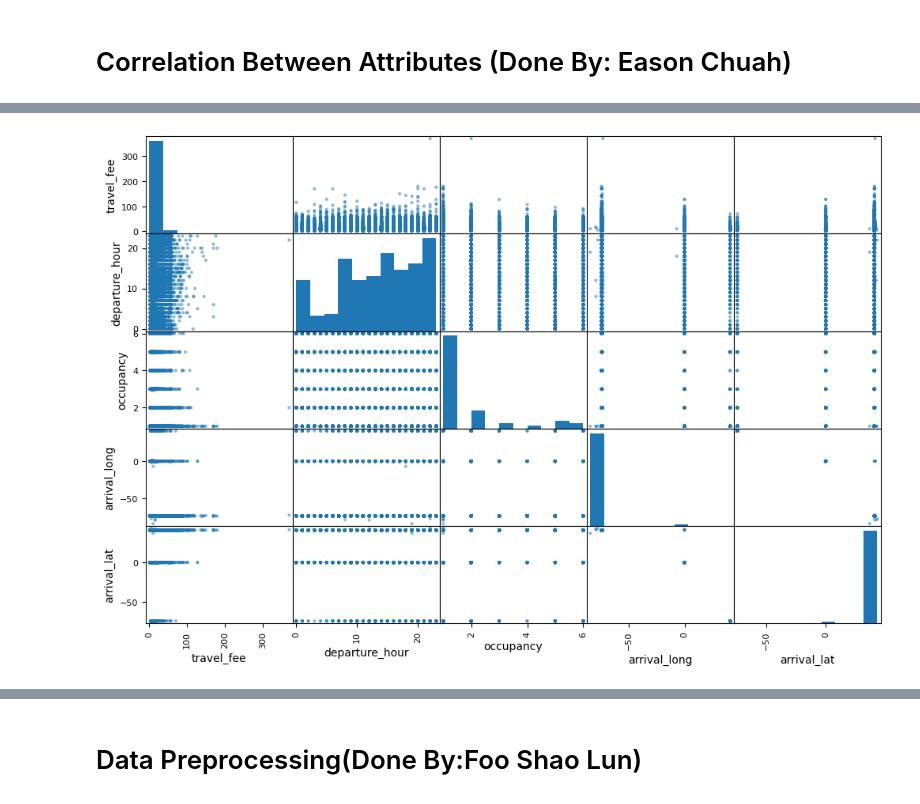
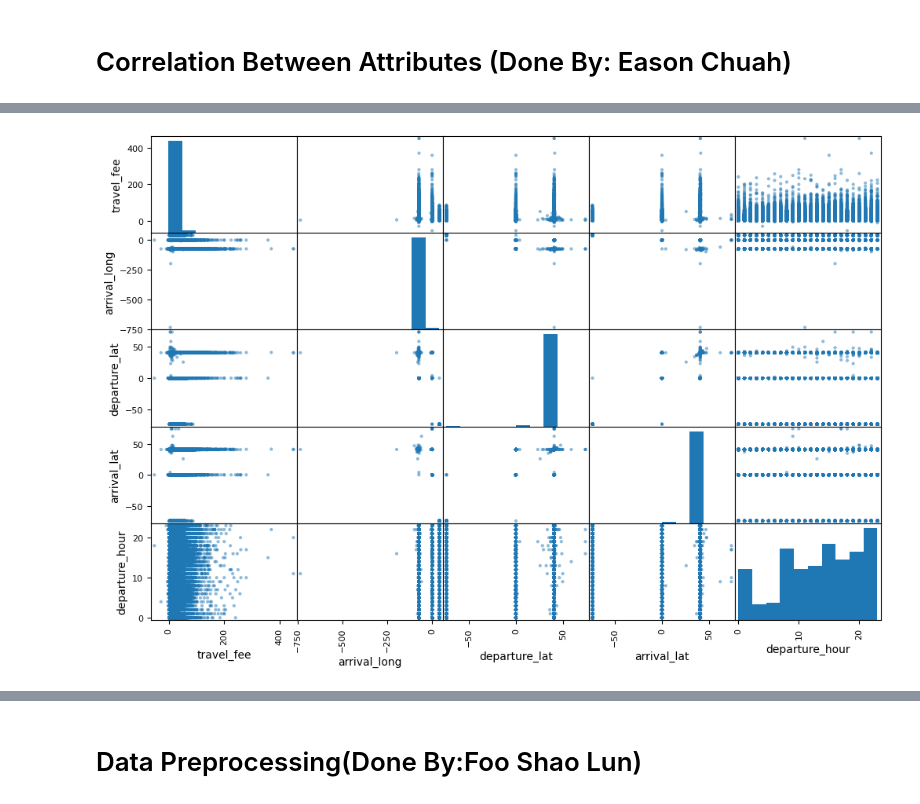
Before and after one commit to EricChan12311/DMA, a Jupyter notebook: DataMining.ipynb, the cells around one changed output, grey strips where cells are left out. Saved outputs shown, nothing was run; the diff lists cells and outputs as text; code cells hidden in the pictures.

```diff
--- a/DataMining.ipynb
+++ b/DataMining.ipynb
@@ -99,11 +106,11 @@ Name: travel_fee, dtype: float64
 # %%
 from pandas.plotting import scatter_matrix
 
-attributes = ["travel_fee","departure_hour","occupancy","arrival_long","arrival_lat"]
+attributes = ["travel_fee", "arrival_long","departure_lat","arrival_lat","departure_hour"]
 scatter_matrix(train_set[attributes], figsize=(12, 8))
 plt.show()
 # %% [output]
-[figure, old version]
+[figure, new version]
 # %%
 train_set.plot(kind="scatter", x="travel_fee", y="occupancy", alpha=0.1, grid=True)
 plt.show()
```
Also changed, not shown: parts of 25 cells of this notebook.
